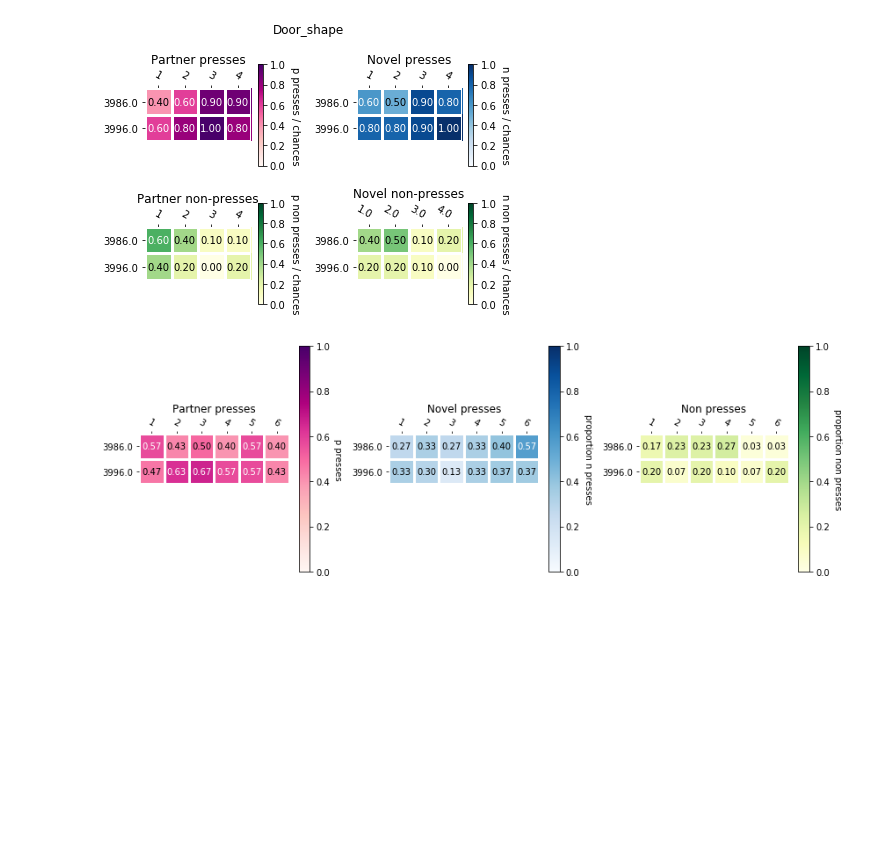
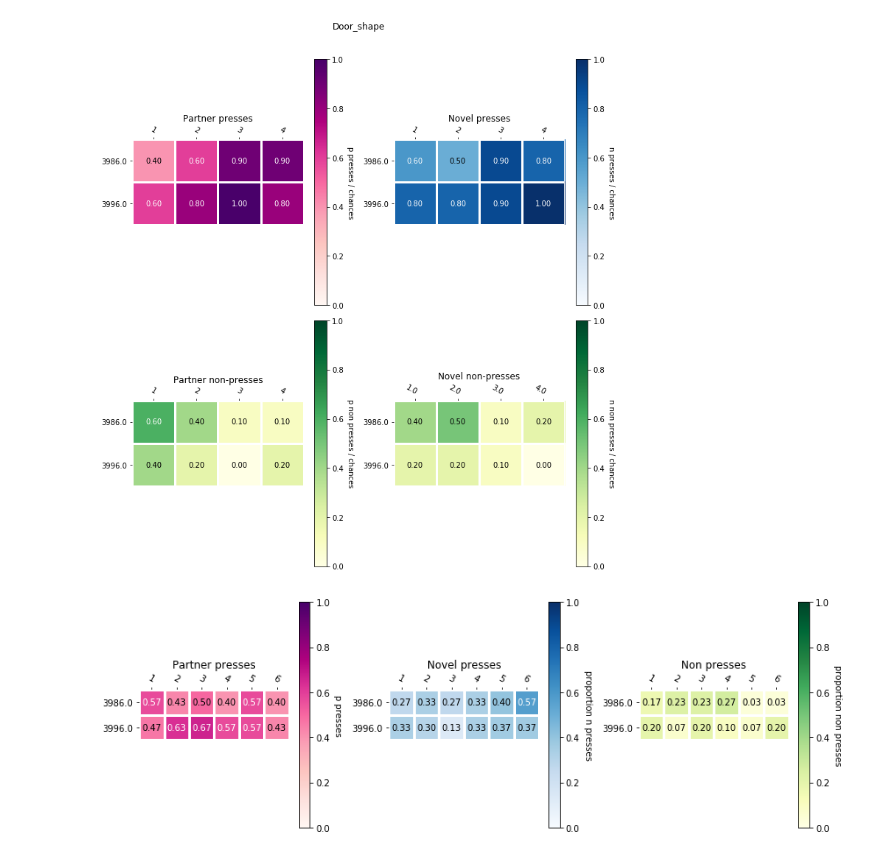
Before and after one commit to dprotter/Operant_Daily_Pipeline, a Jupyter notebook: plot_data.ipynb, the cells around one changed output. Saved outputs shown, nothing was run; the diff lists cells and outputs as text; code cells hidden in the pictures; blank space fills up the shorter version.

```diff
--- a/plot_data.ipynb
+++ b/plot_data.ipynb
@@ -106,7 +52,0 @@ both = both.astype(float)
-# %%
-import matplotlib.pyplot as plt
-import matplotlib
-fig, ax = plt.subplots()
-
-ax.imshow(both)
-ax.set_xticklabels(d8)
@@ -244,9 +52,0 @@ def annotate_heatmap(im, data=None, valfmt="{x:.3f}",
-# %%
-fig, ax = plt.subplots()
-
-im, cbar = heatmap(both, ['3986', '3996'], d8, ax=ax,
-                   cmap="YlGn", cbarlabel="percent presses")
-texts = annotate_heatmap(im, valfmt="{x:.1f}")
-ax.set_title('autoshape training')
-fig.tight_layout()
-plt.show()
@@ -365,2 +52,0 @@ def make_heatmap(data, animals, days, title: str = 'no title',
-# %%
-ani, days, vals = get_data('percent_food_presses', experiment = 'Autoshape', dataset = test_analysis)
@@ -417,42 +199,43 @@ Text(0.5, 1.05, 'Autoshape')
 # %%
 
-metric = 'door_1_lever_press_round_proportion'
-experiment = 'Door_shape'
+if 'Door_shape' in lon_ana.experiments:
+    metric = 'door_1_lever_press_round_proportion'
+    experiment = 'Door_shape'
 
-fig, axs = plt.subplots(ncols = 2, nrows = 2)
+    fig, axs = plt.subplots(ncols = 2, nrows = 2, figsize = (10, 10))
 
-ani, days, vals = get_data(metric, experiment = experiment, dataset = test_analysis)
-a = make_heatmap(vals, ani, days, ax = axs[0,0],
-                    title = "Partner presses",
-                    cbarlabel = 'p presses / chances',
-                    cmap = 'RdPu')
+    ani, days, vals = lon_ana.get_data(metric, experiment = experiment, dataset = lon_ana)
+    a = pf.make_heatmap(vals, ani, days, ax = axs[0,0],
+                        title = "Partner presses",
+                        cbarlabel = 'p presses / chances',
+                        cmap = 'RdPu')
 
-metric = 'door_2_lever_press_round_proportion'
-experiment = 'Door_shape'
-ani, days, vals = get_data(metric, experiment = experiment, dataset = test_analysis)
-a = make_heatmap(vals, ani, days, ax = axs[0,1],
-                    title = "Novel presses",
-                    cbarlabel = 'n presses / chances',
-                    cmap = 'Blues')
+    metric = 'door_2_lever_press_round_proportion'
+    experiment = 'Door_shape'
+    ani, days, vals = lon_ana.get_data(metric, experiment = experiment, dataset = lon_ana)
+    a = pf.make_heatmap(vals, ani, days, ax = axs[0,1],
+                        title = "Novel presses",
+                        cbarlabel = 'n presses / chances',
+                        cmap = 'Blues')
 
-metric = 'door_1_non_press_round_proportion'
-experiment = 'Door_shape'
-ani, days, vals = get_data(metric, experiment = experiment, dataset = test_analysis)
-a = make_heatmap(vals, ani, days, ax = axs[1,0],
-                    title = "Partner non-presses",
-                    cbarlabel = 'p non presses / chances',
-                    cmap = 'YlGn')
+    metric = 'door_1_non_press_round_proportion'
+    experiment = 'Door_shape'
+    ani, days, vals = lon_ana.get_data(metric, experiment = experiment, dataset = lon_ana)
+    a = pf.make_heatmap(vals, ani, days, ax = axs[1,0],
+                        title = "Partner non-presses",
+                        cbarlabel = 'p non presses / chances',
+                        cmap = 'YlGn')
 
-metric = 'door_2_non_press_round_proportion'
-experiment = 'Door_shape'
-ani, days, vals = get_data(metric, experiment = experiment, dataset = test_analysis)
-a = make_heatmap(vals, ani, days, ax = axs[1,1],
-                    title = "Novel non-presses",
-                    cbarlabel = 'n non presses / chances',
-                    cmap = 'YlGn')
+    metric = 'door_2_non_press_round_proportion'
+    experiment = 'Door_shape'
+    ani, days, vals = lon_ana.get_data(metric, experiment = experiment, dataset = lon_ana)
+    a = pf.make_heatmap(vals, ani, days, ax = axs[1,1],
+                        title = "Novel non-presses",
+                        cbarlabel = 'n non presses / chances',
+                        cmap = 'YlGn')
 
-fig.suptitle(experiment, y = 1.05)
-fig.tight_layout()
+    fig.suptitle(experiment, y = 1.05)
+    fig.tight_layout()
 # %% [output]
-[figure, old version]
+[figure, new version]
 # %%
```
Also changed, not shown: parts of 28 cells of this notebook.
